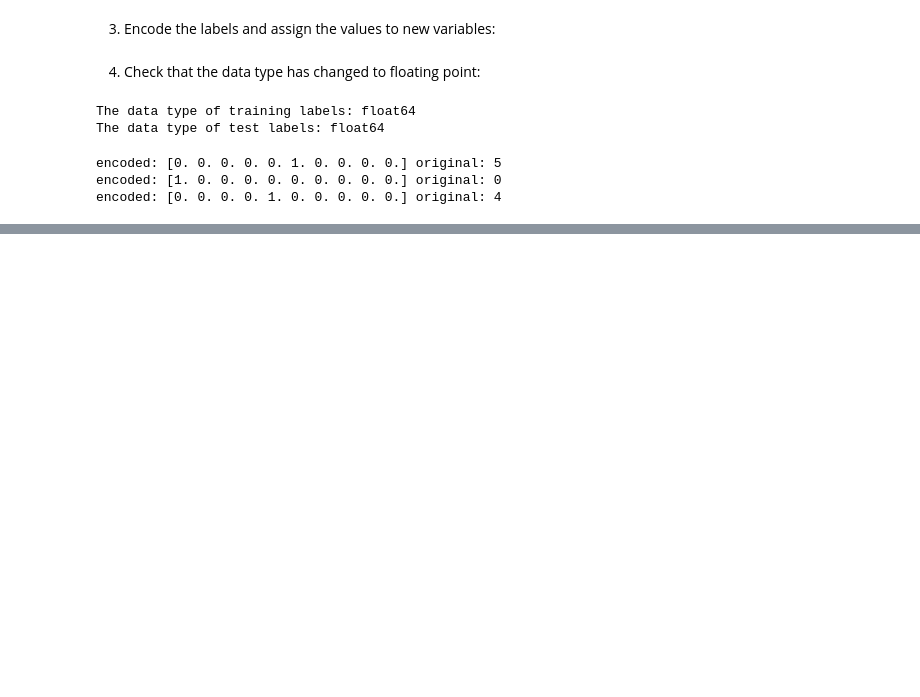
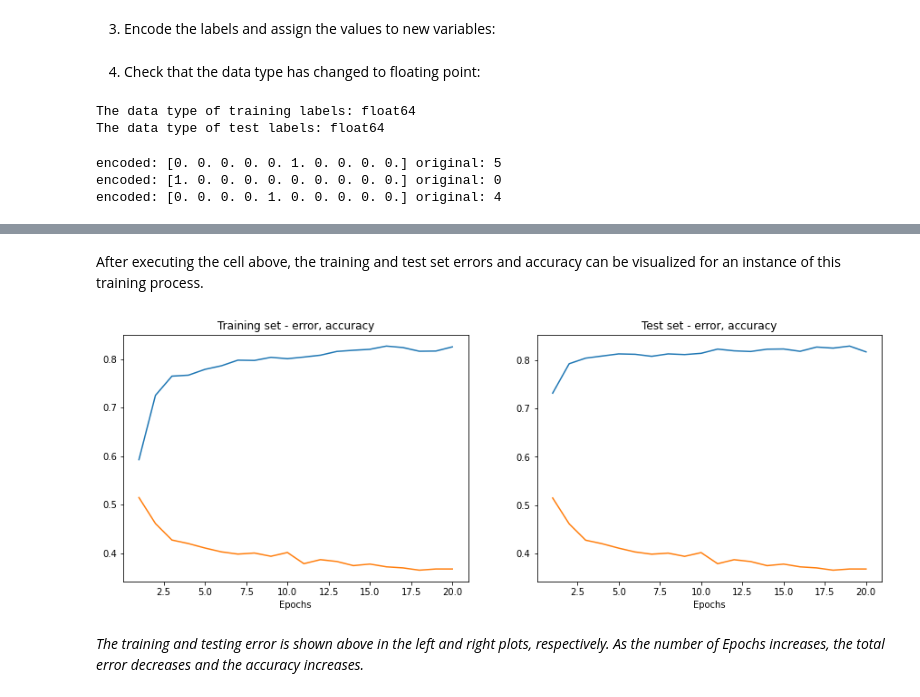
Before and after one commit to rifatrakib/practical-numpy, a Jupyter notebook: digit-recognition.ipynb, the cells around one changed output, grey strips where cells are left out. Drawn from its saved outputs; the diff is of its cells as text; code cells hidden in the pictures; blank space fills up the shorter version.

```diff
--- a/digit-recognition.ipynb
+++ b/digit-recognition.ipynb
@@ -204,0 +285,3 @@ encoded: [0. 0. 0. 0. 1. 0. 0. 0. 0. 0.] original: 4
+# %%
+weights_1 = 0.2 * rng.random((pixels_per_image, hidden_size)) - 0.1
+weights_2 = 0.2 * rng.random((hidden_size, num_labels)) - 0.1
@@ -204,0 +400,47 @@ encoded: [0. 0. 0. 0. 1. 0. 0. 0. 0. 0.] original: 4
+# %% [markdown]
+After executing the cell above, the training and test set errors and accuracy can be visualized for an instance of this training process.
+# %%
+# training set matrics
+y_training_error = [
+    store_training_loss[i] / float(len(training_images))
+    for i in range(len(store_training_loss))
+]
+x_training_error = range(1, len(store_training_loss) + 1)
+
+y_training_accuracy = [
+    store_training_accurate_pred[i] / float(len(training_images))
+    for i in range(len(store_training_accurate_pred))
+]
+x_training_accuracy = range(1, len(store_training_accurate_pred) + 1)
+
+# test set matrics
+y_test_error = [
+    store_test_loss[i] / float(len(test_images))
+    for i in range(len(store_test_loss))
+]
+x_test_error = range(1, len(store_test_loss) + 1)
+
+y_test_accuracy = [
+    store_test_accurate_pred[i] / float(len(test_images))
+    for i in range(len(store_test_accurate_pred))
+]
+x_test_accuracy = range(1, len(store_test_accurate_pred) + 1)
+# %%
+# display the plots
+fig, axes = plt.subplots(nrows=1, ncols=2, figsize=(15, 5))
+
+axes[0].set_title('Training set - error, accuracy')
+axes[0].plot(x_training_accuracy, y_training_accuracy, label='Accuracy')
+axes[0].plot(x_training_error, y_test_error, label='Error')
+axes[0].set_xlabel('Epochs')
+
+axes[1].set_title('Test set - error, accuracy')
+axes[1].plot(x_test_accuracy, y_test_accuracy, label='Accuracy')
+axes[1].plot(x_test_error, y_test_error, label='Error')
+axes[1].set_xlabel('Epochs')
+
+plt.show()
+# %% [output]
+[figure, added]
+# %% [markdown]
+_The training and testing error is shown above in the left and right plots, respectively. As the number of Epochs increases, the total error decreases and the accuracy increases._
```
Also changed, not shown: parts of 23 cells of this notebook.
